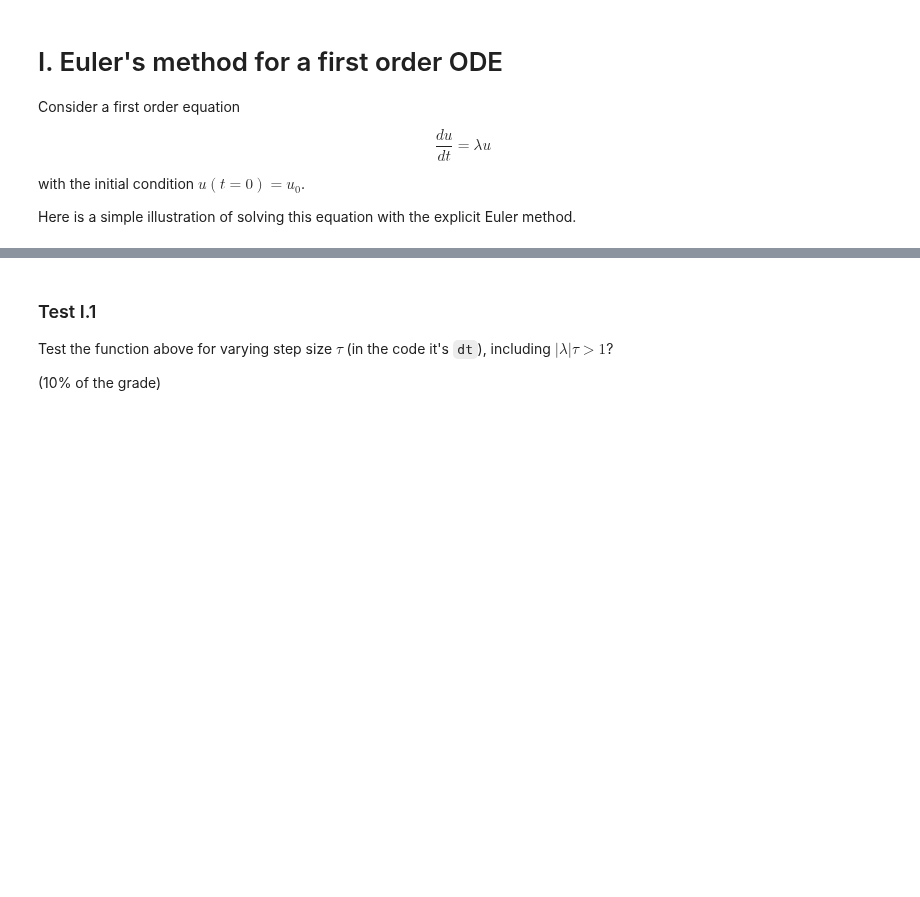
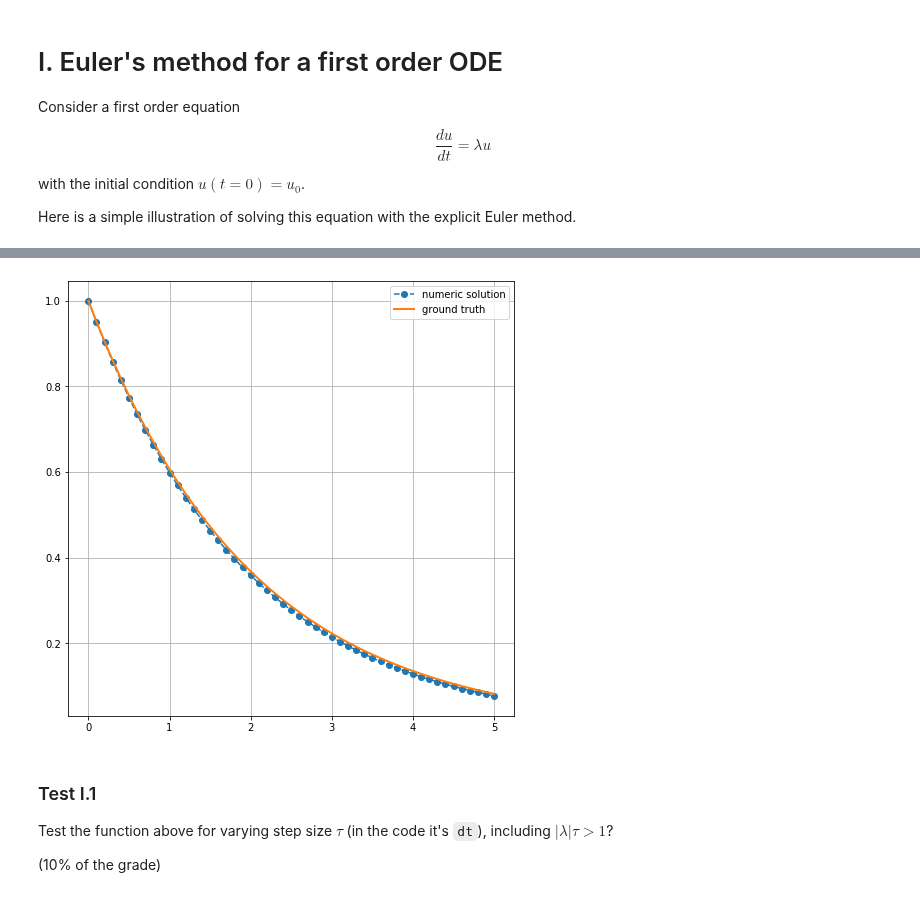
Before and after one commit to ev-br/CP2020, a Jupyter notebook: week_7_IVP_ODE.ipynb, the cells around one changed output, grey strips where cells are left out. Cells and saved outputs as stored; diff of their text form; code cells hidden in the pictures; blank space fills up the shorter version.

```diff
--- a/week_7_IVP_ODE.ipynb
+++ b/week_7_IVP_ODE.ipynb
@@ -19,6 +19,8 @@ import matplotlib.pyplot as plt
 # %%
 def euler_solve(lam, u0, T, dt):
-    """Solve $du/dt = \lambda u$ on $0 < t < T$ with $u(t=0) = u0$ via an explicit Euler method."""
+    """
+    Solve $du/dt = \lambda u$ on $0 < t < T$ with $u(t=0) = u0$ via an explicit Euler method.
+    """
     num_steps = int(T/dt)
     tt = np.arange(num_steps+1)*dt
     y = np.empty(num_steps+1)
@@ -29,8 +31,10 @@ def euler_solve(lam, u0, T, dt):
 # %%
 lam = -0.5
 tt, y = euler_solve(lam, u0=1.0, T=5, dt=0.1)
+plt.figure(figsize=(8, 8))
 plt.plot(tt, y, 'o--', label='numeric solution')
 plt.plot(tt, np.exp(lam*tt), '-', lw=2, label='ground truth')
 plt.legend(loc='best')
-plt.grid(True)
+plt.grid()
+plt.show()
 # %% [output]
@@ -39,3 +41,4 @@ plt.grid(True)
+[figure, added]
 # %% [markdown]
 ### Test I.1
 
```
Also changed, not shown: parts of 24 cells of this notebook, 3 other files.
